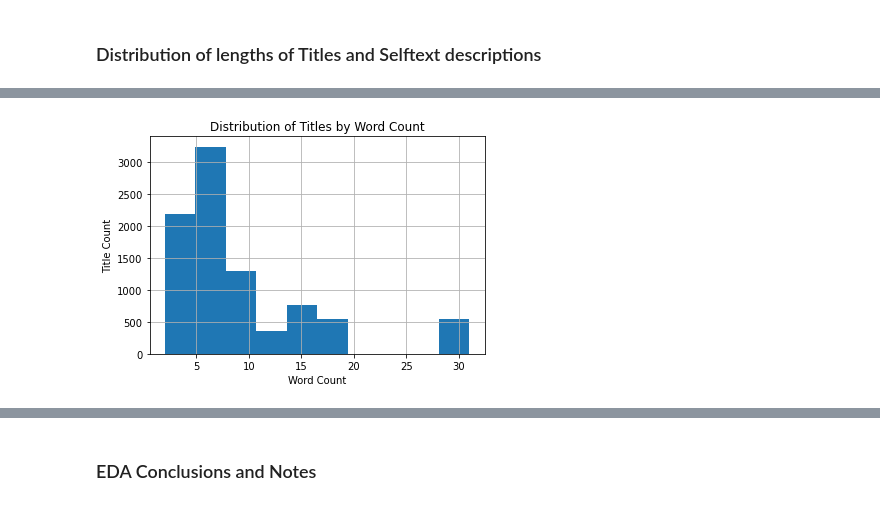
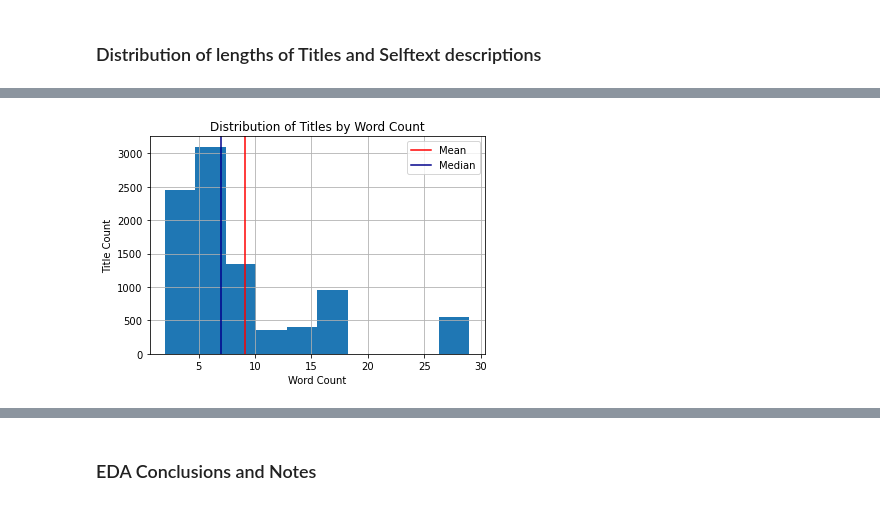
Before and after one commit to brandiehatch/project-3, a Jupyter notebook: code/project-3-hatch-eda.ipynb, the cells around one changed output, grey strips where cells are left out. Cells and saved outputs as stored; diff of their text form; code cells hidden in the pictures.

```diff
--- a/code/project-3-hatch-eda.ipynb
+++ b/code/project-3-hatch-eda.ipynb
@@ -206,7 +190,7 @@ Dogtraining    0.48991
 Name: subreddit, dtype: float64
 # %%
 # remove columns that will not be needed for next steps
-#df = df.drop(columns=['id', 'author', 'name', 'downs', 'created_utc', 'over_18'])
+df = df.drop(columns=['id', 'author', 'name', 'downs', 'created_utc', 'over_18'])
 # %%
 # resetting index after all of the cleanup
 df = df.reset_index(drop=True)
@@ -315,7 +296,10 @@ plt.ylabel('Title Count');
 # %%
 df['title_word_count'].hist()
 plt.title('Distribution of Titles by Word Count')
 plt.xlabel('Word Count')
-plt.ylabel('Title Count');
+plt.ylabel('Title Count')
+plt.axvline(df.title_word_count.mean(), color='red')
+plt.axvline(df.title_word_count.median(), color='darkblue')
+plt.legend(['Mean','Median']);
 # %% [output]
-[figure, old version]
+[figure, new version]
```
Also changed, not shown: parts of 38 cells of this notebook, 2 other files.
